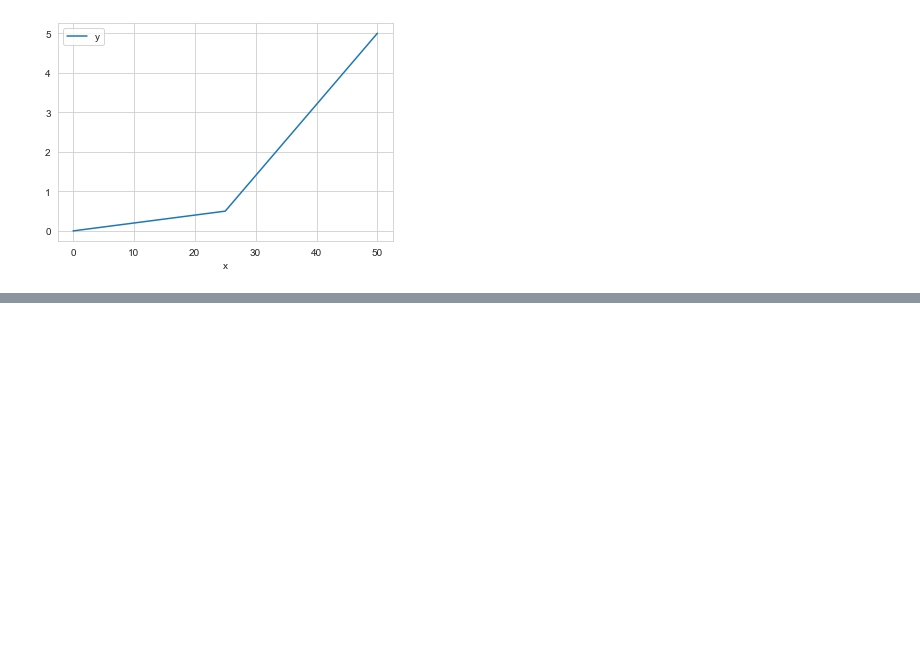
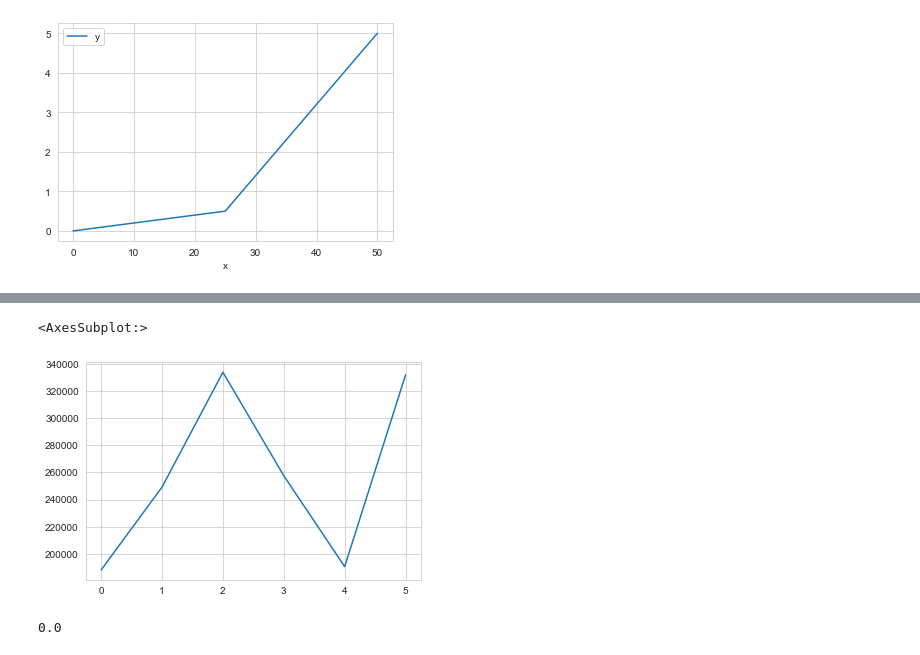
Before and after one commit to oogeso/oogeso, a Jupyter notebook: examples/skjold.ipynb, the cells around one changed output, grey strips where cells are left out. Saved outputs shown, nothing was run; the diff lists cells and outputs as text; code cells hidden in the pictures; blank space fills up the shorter version.

```diff
--- a/examples/skjold.ipynb
+++ b/examples/skjold.ipynb
@@ -109,0 +132,9 @@ plots.plotReserve(sim)
+# %%
+sim._dfPenalty.sum(axis=1).plot()
+# %% [output]
+<AxesSubplot:>
+[figure, added]
+# %%
+pyo.value(sim.optimiser.all_devices['GT_A1'].compute_penalty([3]))
+# %% [output]
+0.0
```
Also changed, not shown: parts of 11 cells of this notebook, 7 other files.
